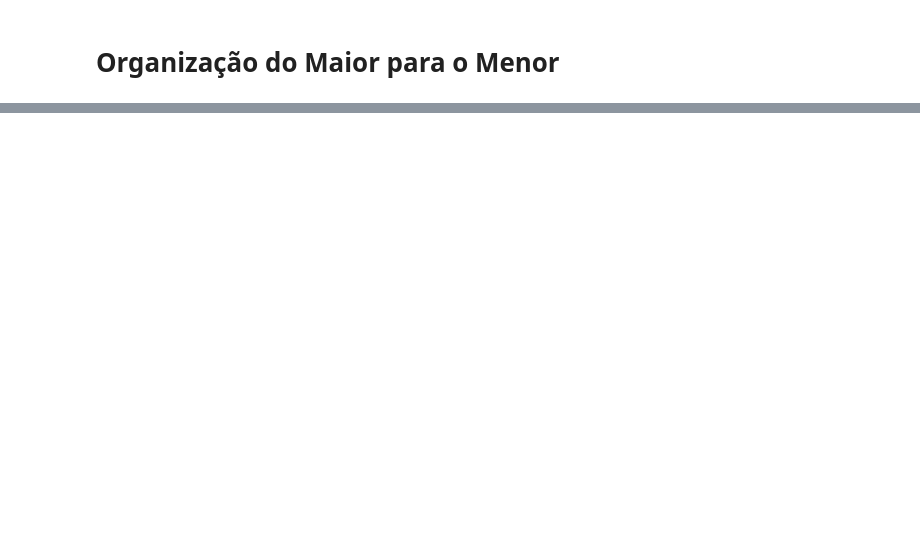
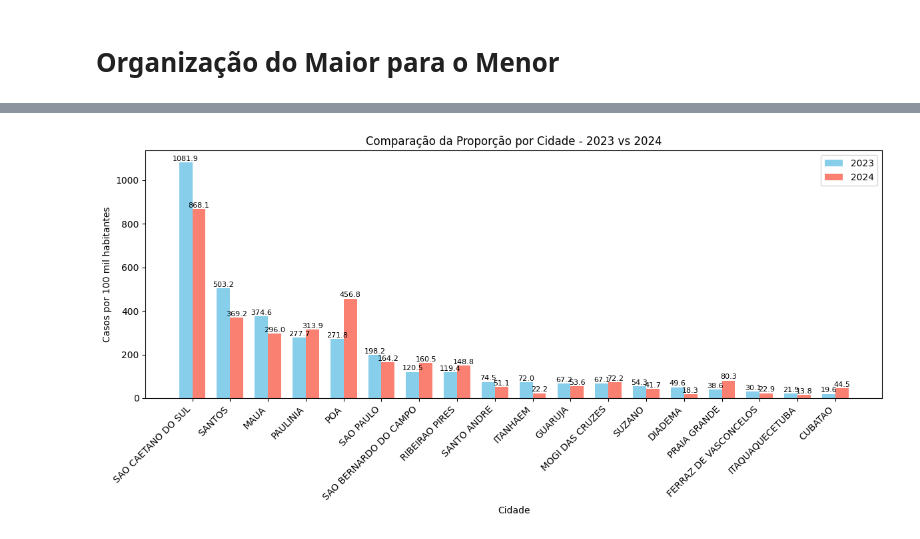
Before and after one commit to IIIgorMoura/integrador_streamlit, a Jupyter notebook: matplot.ipynb, the cells around one changed output, grey strips where cells are left out. Saved outputs shown, nothing was run; the diff lists cells and outputs as text; code cells hidden in the pictures; blank space fills up the shorter version.

```diff
--- a/matplot.ipynb
+++ b/matplot.ipynb
@@ -73,0 +107,39 @@ display(df_prop_24_sorted)
+# %%
+df_merged = pd.merge(
+    df_prop_23_sorted[['CIDADE', 'PROPORCAO']],
+    df_prop_24_sorted[['CIDADE', 'PROPORCAO']],
+    on='CIDADE',
+    suffixes=('_2023', '_2024')
+)
+
+# Criar o gráfico
+fig, ax = plt.subplots(figsize=(12, 6))
+
+x = np.arange(len(df_merged['CIDADE']))
+width = 0.35
+
+# Criar as barras
+bars_2023 = ax.bar(x - width/2, df_merged['PROPORCAO_2023'], width, label='2023', color='skyblue')
+bars_2024 = ax.bar(x + width/2, df_merged['PROPORCAO_2024'], width, label='2024', color='salmon')
+
+# Adicionar os valores sobre as barras
+for bar in bars_2023:
+    height = bar.get_height()
+    ax.text(bar.get_x() + bar.get_width()/2, height + 1, f'{height:.1f}', ha='center', va='bottom', fontsize=8)
+
+for bar in bars_2024:
+    height = bar.get_height()
+    ax.text(bar.get_x() + bar.get_width()/2, height + 1, f'{height:.1f}', ha='center', va='bottom', fontsize=8)
+
+# Ajustar rótulos e layout
+ax.set_xlabel('Cidade')
+ax.set_ylabel('Casos por 100 mil habitantes')
+ax.set_title('Comparação da Proporção por Cidade - 2023 vs 2024')
+ax.set_xticks(x)
+ax.set_xticklabels(df_merged['CIDADE'], rotation=45, ha='right')
+ax.legend()
+
+plt.tight_layout()
+plt.show()
+# %% [output]
+[figure, added]
```
Also changed, not shown: parts of 4 cells of this notebook, 2 other files.
